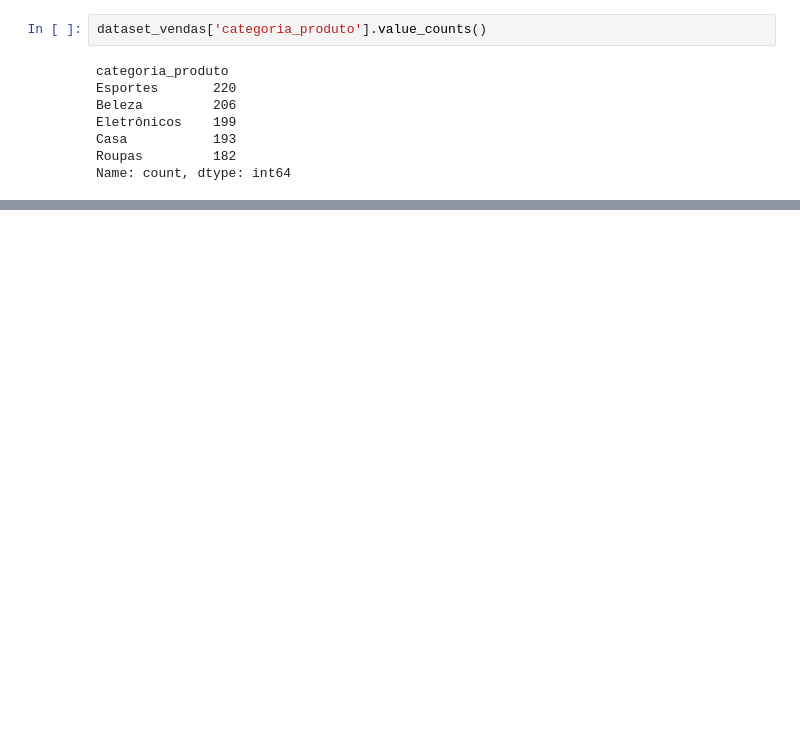
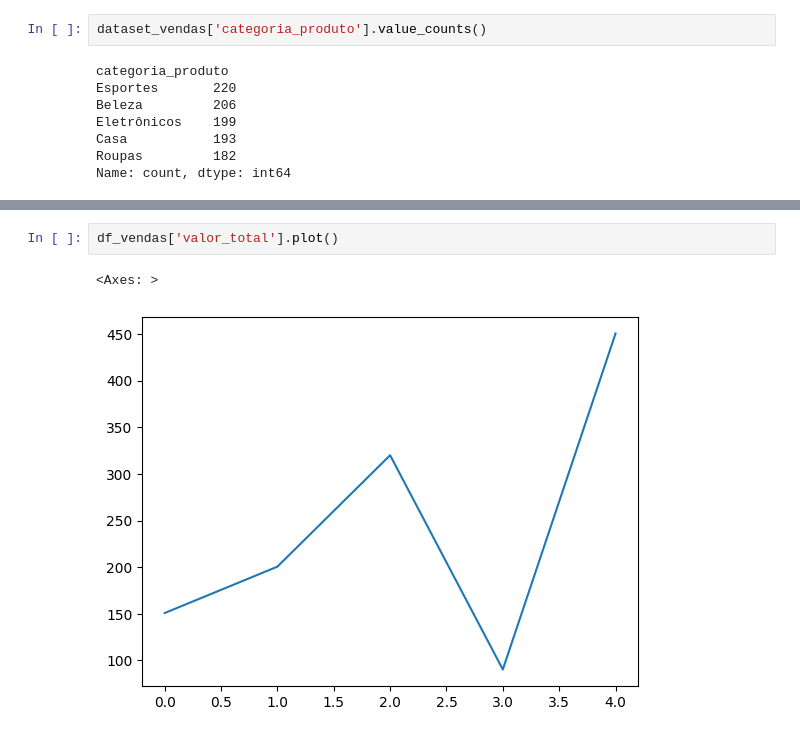
Before and after one commit to jesieldossantos/Curso-IA, a Jupyter notebook: analises/vendas/vendas_notebook.ipynb, the cells around one changed output, grey strips where cells are left out. Drawn from its saved outputs; the diff is of its cells as text; blank space fills up the shorter version.

```diff
--- a/analises/vendas/vendas_notebook.ipynb
+++ b/analises/vendas/vendas_notebook.ipynb
@@ -188,0 +184,5 @@ Desvio padrão: 2.614
+# %%
+df_vendas['valor_total'].plot()
+# %% [output]
+<Axes: >
+[figure, added]
```
Also changed, not shown: parts of 21 cells of this notebook, 3 other files.
